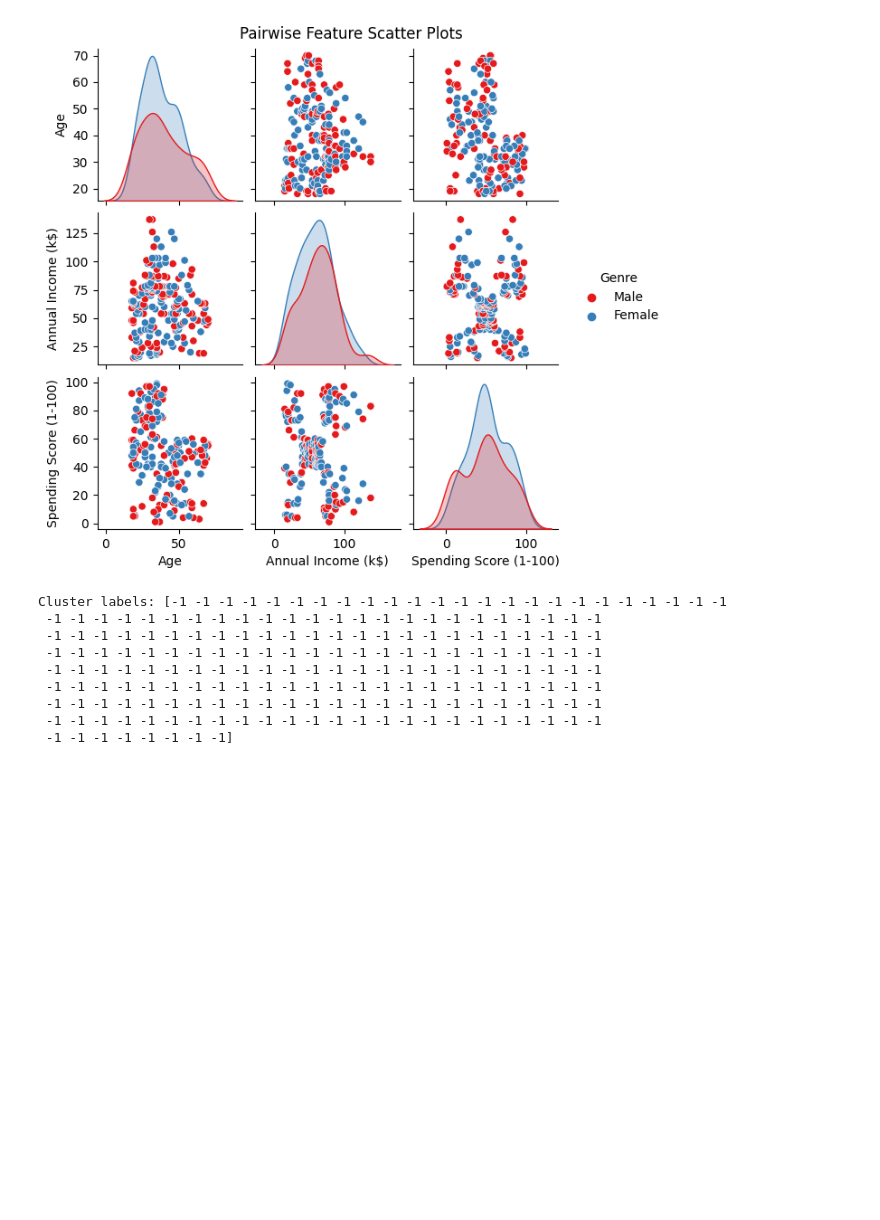
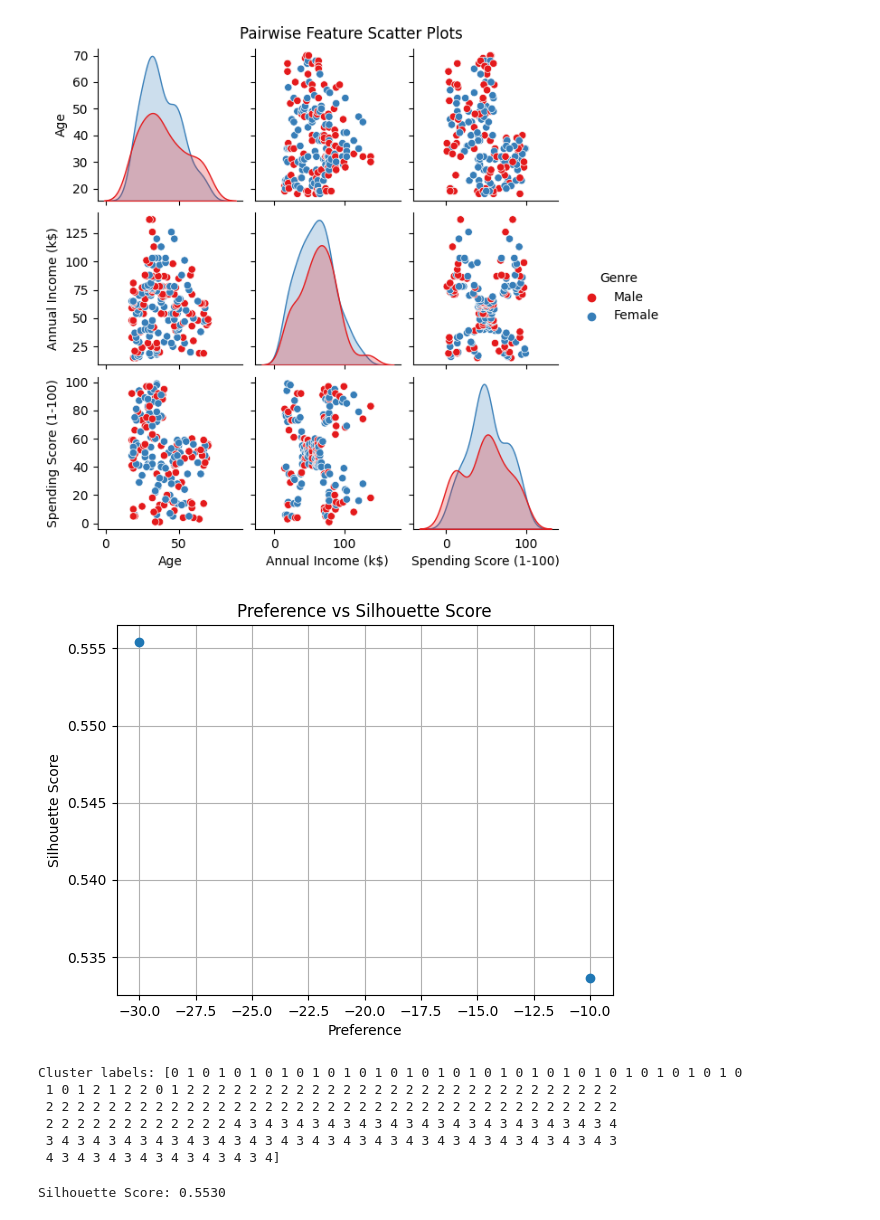
Before and after one commit to DayanaSpenzer/Clustering-Assignment, a Jupyter notebook: AffinityPropagation.ipynb, the cells around one changed output. Saved outputs shown, nothing was run; the diff lists cells and outputs as text; code cells hidden in the pictures; blank space fills up the shorter version.

```diff
--- a/AffinityPropagation.ipynb
+++ b/AffinityPropagation.ipynb
@@ -7,4 +9,6 @@ from sklearn.cluster import AffinityPropagation
 from itertools import cycle
 # %%
 dataset=pd.read_csv("Mall_Customers.csv")
-dataset
+dataset=dataset.drop('CustomerID',axis=1)
+
+x=dataset[['Annual Income (k$)','Spending Score (1-100)']]
@@ -40,22 +33,48 @@ plt.suptitle("Pairwise Feature Scatter Plots", y=1.02)
 plt.show()
 # %% [output]
 [figure]
+# %%
+from sklearn import metrics
+Preference = [-50, -40, -30, -20, -10]
+silhouette_scores = []
+
+for preference in Preference:
+    model = AffinityPropagation(preference=preference, random_state=42)
+    model.fit(x_prepinp)
+
+    # Evaluate only if more than one cluster is found
+    if len(np.unique(model.labels_)) > 1:
+        score = metrics.silhouette_score(x_prepinp, model.labels_)
+        silhouette_scores.append(score)
+    else:
+        silhouette_scores.append(np.nan)
+
+plt.plot(Preference, silhouette_scores, marker='o')
+plt.title('Preference vs Silhouette Score')
+plt.xlabel('Preference')
+plt.ylabel('Silhouette Score')
+plt.grid()
+plt.show()
+# %% [output]
+[figure, added]
 # %%
-af = AffinityPropagation(preference=15, max_iter=10, damping=0.9,
-                         random_state=0, convergence_iter=100).fit(x)
+af = AffinityPropagation(preference=-30, max_iter=50, damping=0.7,
+                         random_state=42, convergence_iter=20).fit(x_prepinp)
 
 cluster_labels = af.labels_
 print("Cluster labels:", cluster_labels)
 # %% [output]
-Cluster labels: [-1 -1 -1 -1 -1 -1 -1 -1 -1 -1 -1 -1 -1 -1 -1 -1 -1 -1 -1 -1 -1 -1 -1 -1
- -1 -1 -1 -1 -1 -1 -1 -1 -1 -1 -1 -1 -1 -1 -1 -1 -1 -1 -1 -1 -1 -1 -1 -1
- -1 -1 -1 -1 -1 -1 -1 -1 -1 -1 -1 -1 -1 -1 -1 -1 -1 -1 -1 -1 -1 -1 -1 -1
- -1 -1 -1 -1 -1 -1 -1 -1 -1 -1 -1 -1 -1 -1 -1 -1 -1 -1 -1 -1 -1 -1 -1 -1
- -1 -1 -1 -1 -1 -1 -1 -1 -1 -1 -1 -1 -1 -1 -1 -1 -1 -1 -1 -1 -1 -1 -1 -1
- -1 -1 -1 -1 -1 -1 -1 -1 -1 -1 -1 -1 -1 -1 -1 -1 -1 -1 -1 -1 -1 -1 -1 -1
- -1 -1 -1 -1 -1 -1 -1 -1 -1 -1 -1 -1 -1 -1 -1 -1 -1 -1 -1 -1 -1 -1 -1 -1
- -1 -1 -1 -1 -1 -1 -1 -1 -1 -1 -1 -1 -1 -1 -1 -1 -1 -1 -1 -1 -1 -1 -1 -1
- -1 -1 -1 -1 -1 -1 -1 -1]
+Cluster labels: [0 1 0 1 0 1 0 1 0 1 0 1 0 1 0 1 0 1 0 1 0 1 0 1 0 1 0 1 0 1 0 1 0 1 0 1 0
+ 1 0 1 2 1 2 2 0 1 2 2 2 2 2 2 2 2 2 2 2 2 2 2 2 2 2 2 2 2 2 2 2 2 2 2 2 2
+ 2 2 2 2 2 2 2 2 2 2 2 2 2 2 2 2 2 2 2 2 2 2 2 2 2 2 2 2 2 2 2 2 2 2 2 2 2
+ 2 2 2 2 2 2 2 2 2 2 2 2 4 3 4 3 4 3 4 3 4 3 4 3 4 3 4 3 4 3 4 3 4 3 4 3 4
+ 3 4 3 4 3 4 3 4 3 4 3 4 3 4 3 4 3 4 3 4 3 4 3 4 3 4 3 4 3 4 3 4 3 4 3 4 3
+ 4 3 4 3 4 3 4 3 4 3 4 3 4 3 4]
+# %%
+silhouette_score = metrics.silhouette_score(x_prepinp, cluster_labels)
+print(f"Silhouette Score: {silhouette_score:.4f}")
+# %% [output]
+Silhouette Score: 0.5530
 # %%
 plt.figure(figsize=(8, 6))
 colors = cycle('bgrcmyk')
```
Also changed, not shown: parts of 7 cells of this notebook.
